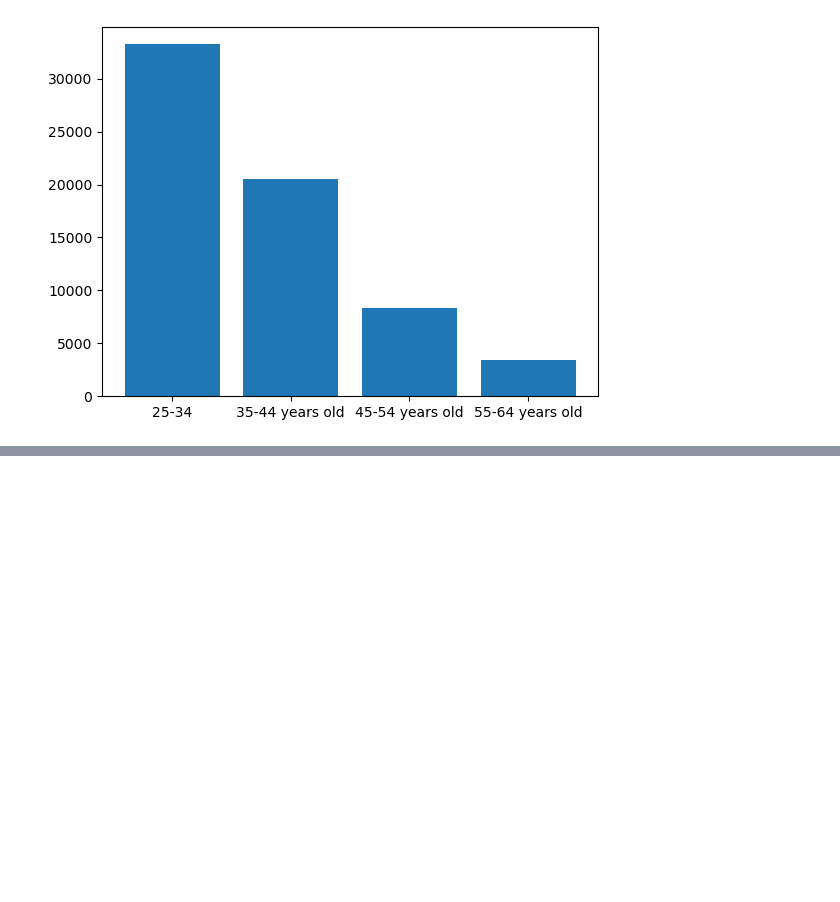
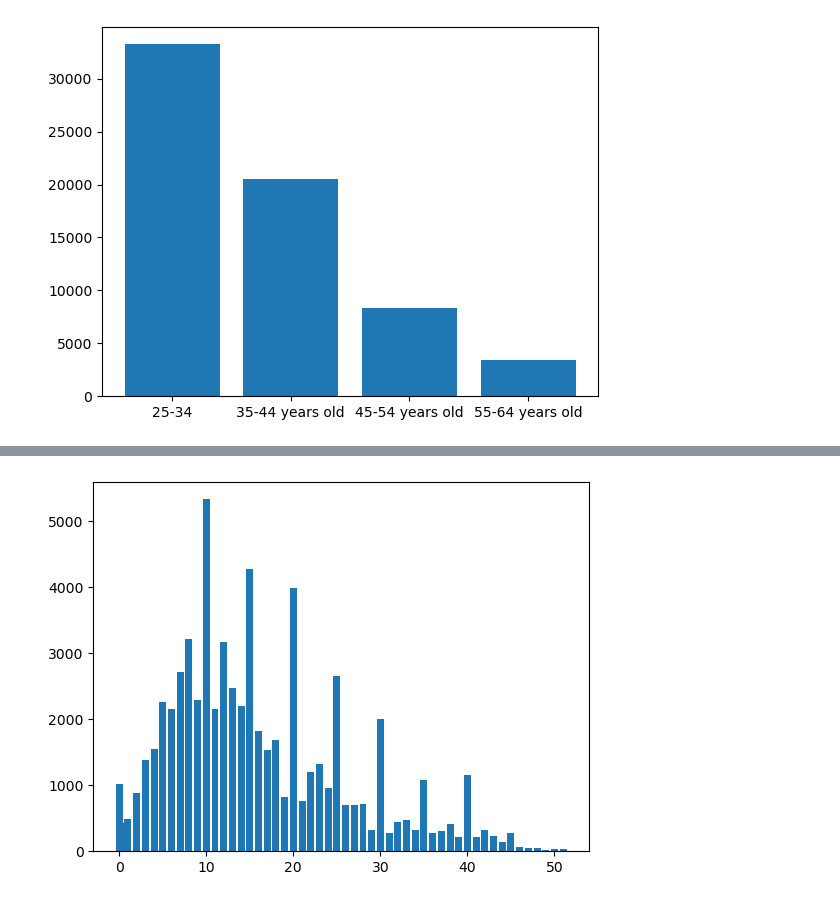
Before and after one commit to decvfox/PfDA_Project_2, a Jupyter notebook: Project_1.ipynb, the cells around one changed output, grey strips where cells are left out. Drawn from its saved outputs; the diff is of its cells as text; code cells hidden in the pictures; blank space fills up the shorter version.

Commit message:
Plotting 2

```diff
--- a/Project_1.ipynb
+++ b/Project_1.ipynb
@@ -114,3 +114,13 @@ plt.bar(unique, counts)
 plt.show()
 # %% [output]
 [figure]
+# %%
+#YearsCode
+
+df["YearsCode"] = np.where(df["YearsCode"].str.contains('NA'), '0.0',df["YearsCode"])
+df["YearsCode"] = np.where(df["YearsCode"].str.contains('Less than 1 year'), '0.5',df["YearsCode"])
+df["YearsCode"] = np.where(df["YearsCode"].str.contains('More than 50 years'), '51.0',df["YearsCode"])
+counts = df["YearsCode"].value_counts().rename_axis('unique_values').reset_index(name='counts')
+counts['unique_values'] = pd.to_numeric(counts['unique_values'], errors='coerce')
+counts = counts.sort_values(by=['unique_values'])
+print(counts)
@@ -116,0 +145,7 @@ plt.show()
+# %%
+unique = counts['unique_values']
+count1 = counts['counts']
+plt.bar(unique, count1)
+plt.show()
+# %% [output]
+[figure, added]
```
Also changed, not shown: parts of 1 cell of this notebook.
